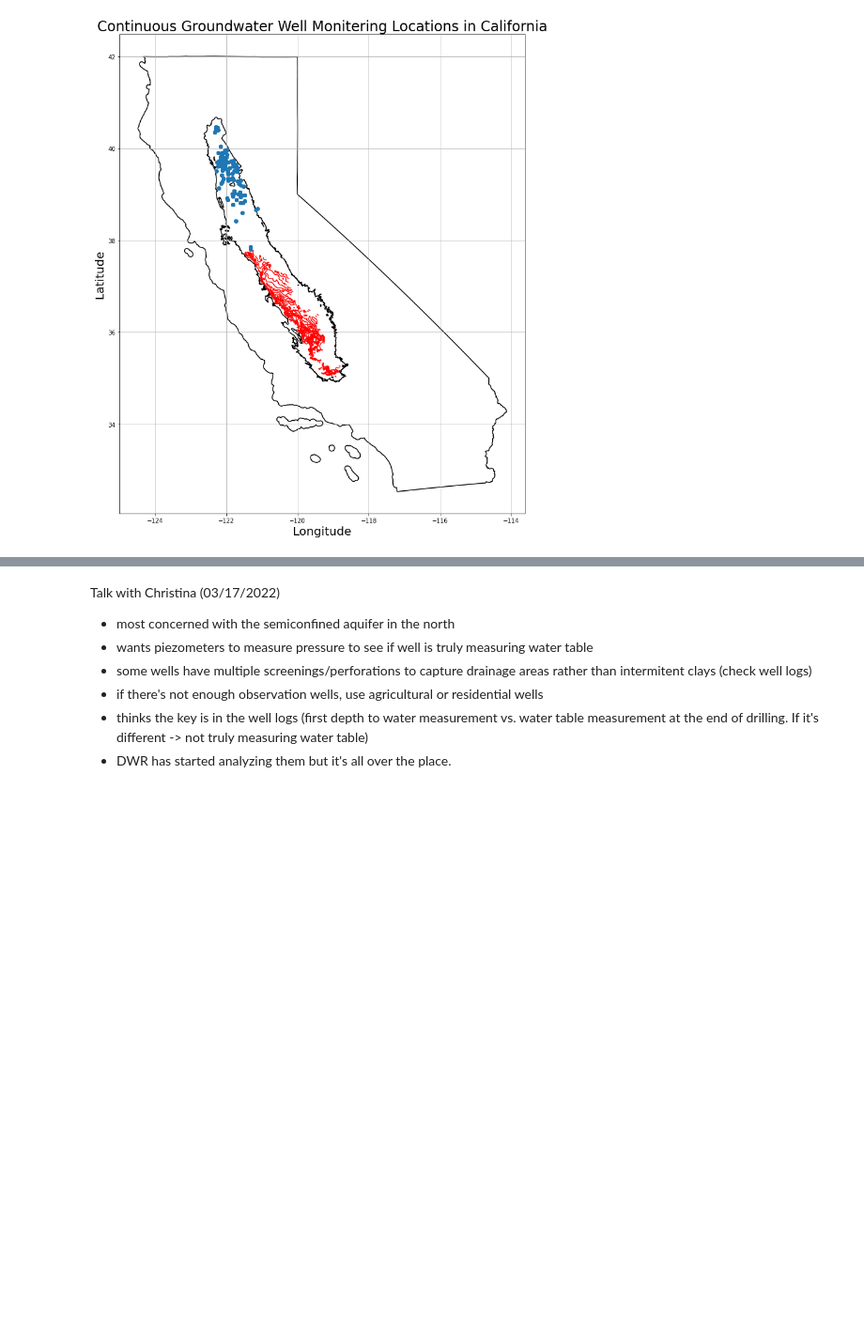
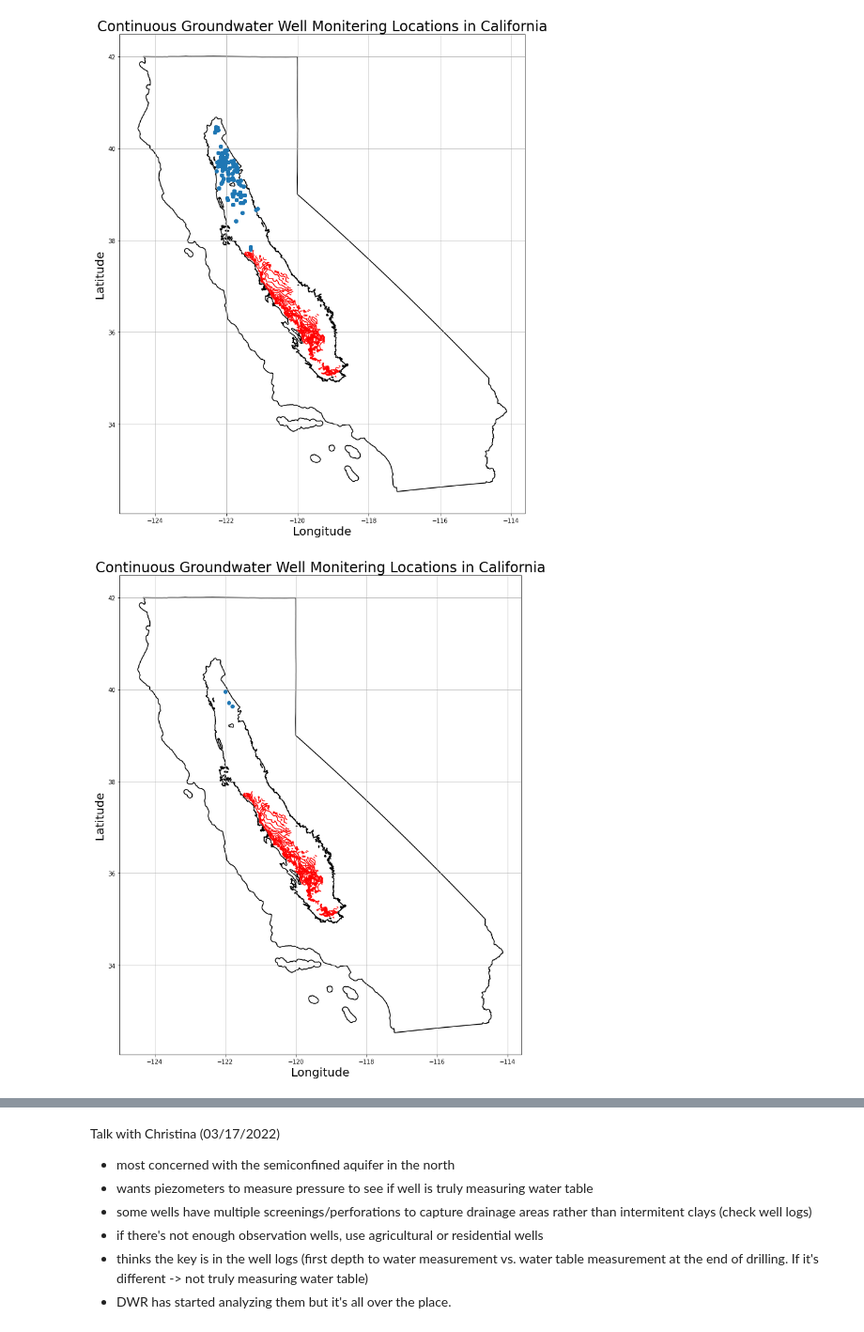
Before and after one commit to envgp/exploring_unconfined_wells, a Jupyter notebook: Well_data_exploration.ipynb, the cells around one changed output, grey strips where cells are left out. Shown at 94% size. Cells and saved outputs as stored; diff of their text form; code cells hidden in the pictures; blank space fills up the shorter version.

```diff
--- a/Well_data_exploration.ipynb
+++ b/Well_data_exploration.ipynb
@@ -531,7 +600,17 @@ array(['Observation', nan, 'Irrigation', 'Other', 'Residential',
 c_monitoring_wells = c_well_stations[(c_well_stations["WELL_USE"] == 'Observation') &
                               (~c_well_stations["WCR_NO"].isna()) &
                               (c_well_stations["WCR_NO"] != 'YES')]
+c_residential_wells = c_well_stations[(c_well_stations["WELL_USE"] == 'Residential') &
+                              (~c_well_stations["WCR_NO"].isna()) &
+                              (c_well_stations["WCR_NO"] != 'YES')]
+c_agricultural_wells = c_well_stations[(c_well_stations["WELL_USE"] == 'Irrigation') &
+                              (~c_well_stations["WCR_NO"].isna()) &
+                              (c_well_stations["WCR_NO"] != 'YES')]
 # %%
 c_monitoring_site_points = [Point(xy) for xy in zip(c_monitoring_wells["LONGITUDE"], c_monitoring_wells["LATITUDE"])]
+c_residential_site_points = [Point(xy) for xy in zip(c_residential_wells["LONGITUDE"], c_residential_wells["LATITUDE"])]
+c_agricultural_site_points = [Point(xy) for xy in zip(c_agricultural_wells["LONGITUDE"], c_agricultural_wells["LATITUDE"])]
 # %%
 c_monitoring_sites = gpd.GeoDataFrame(c_monitoring_wells, crs=crs, geometry=c_monitoring_site_points)
+c_residential_sites = gpd.GeoDataFrame(c_residential_wells, crs=crs, geometry=c_residential_site_points)
+c_agricultural_sites = gpd.GeoDataFrame(c_agricultural_wells, crs=crs, geometry=c_agricultural_site_points)
@@ -559,3 +617,7 @@ memory usage: 61.7+ KB
+# %%
+cv_c_monitoring_sites = c_monitoring_sites.sjoin(CV_map)
+cv_c_residential_sites = c_residential_sites.sjoin(CV_map)
+cv_c_agricultural_sites = c_agricultural_sites.sjoin(CV_map)
 # %%
 #plt.figure(figsize=(8,6))
 #plt.plot(well_sites["LONGITUDE"], well_sites["LATITUDE"], '.')
@@ -571,3 +633,18 @@ ax.set_title('Continuous Groundwater Well Monitering Locations in California', f
 ax.grid(zorder=0)
 # %% [output]
 [figure]
+# %%
+#plt.figure(figsize=(8,6))
+#plt.plot(well_sites["LONGITUDE"], well_sites["LATITUDE"], '.')
+#plt.grid()
+fig, ax = plt.subplots(figsize=(15,15))
+CA_map.boundary.plot(ax=ax, color='k', zorder=1)
+CV_map.boundary.plot(ax=ax, color='k', zorder=1)
+CC_map.plot(ax=ax, color='r')
+cv_c_residential_sites.plot(ax=ax, zorder=2)
+ax.set_xlabel('Longitude', fontsize=20)
+ax.set_ylabel('Latitude', fontsize=20)
+ax.set_title('Continuous Groundwater Well Monitering Locations in California', fontsize=24)
+ax.grid(zorder=0)
+# %% [output]
+[figure, added]
```
Also changed, not shown: parts of 46 cells of this notebook, 32 other files.
